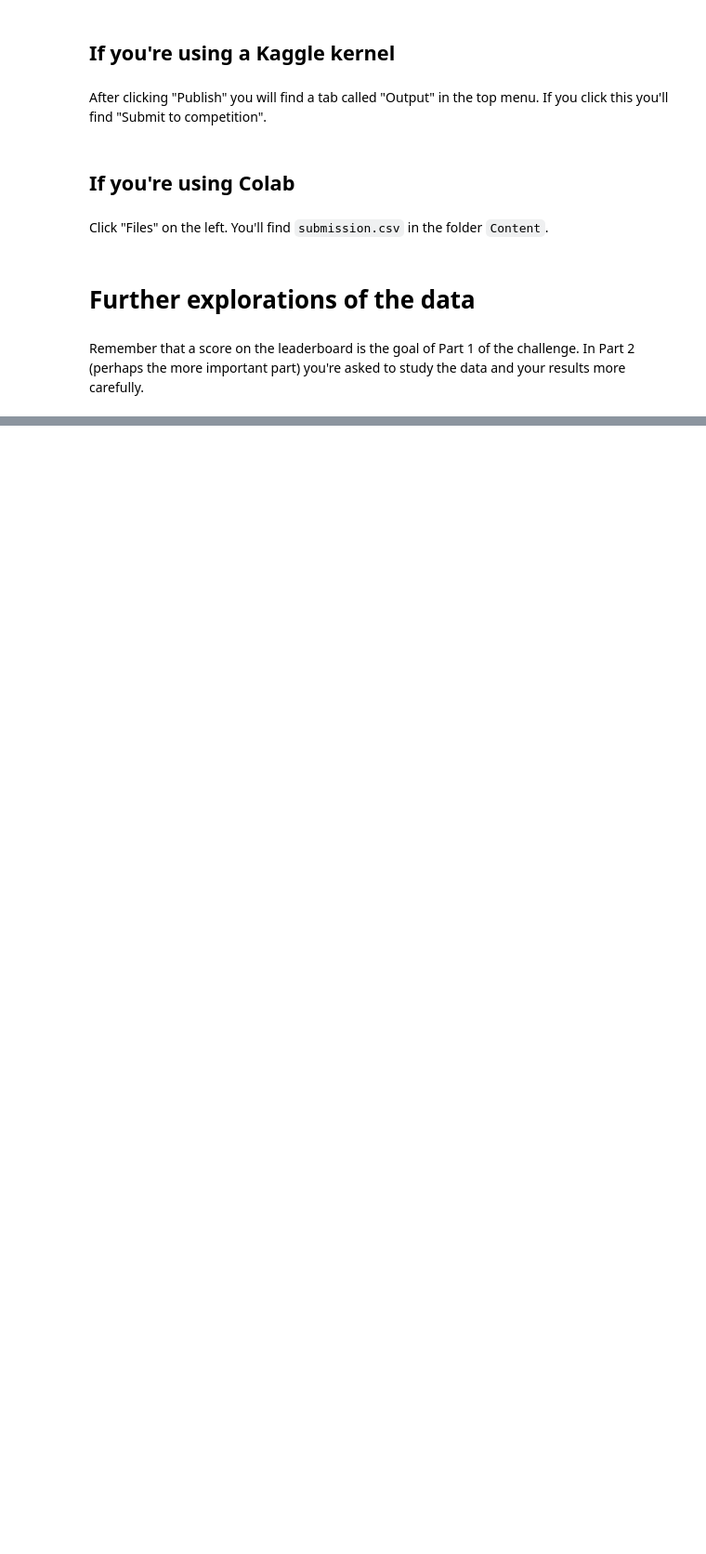
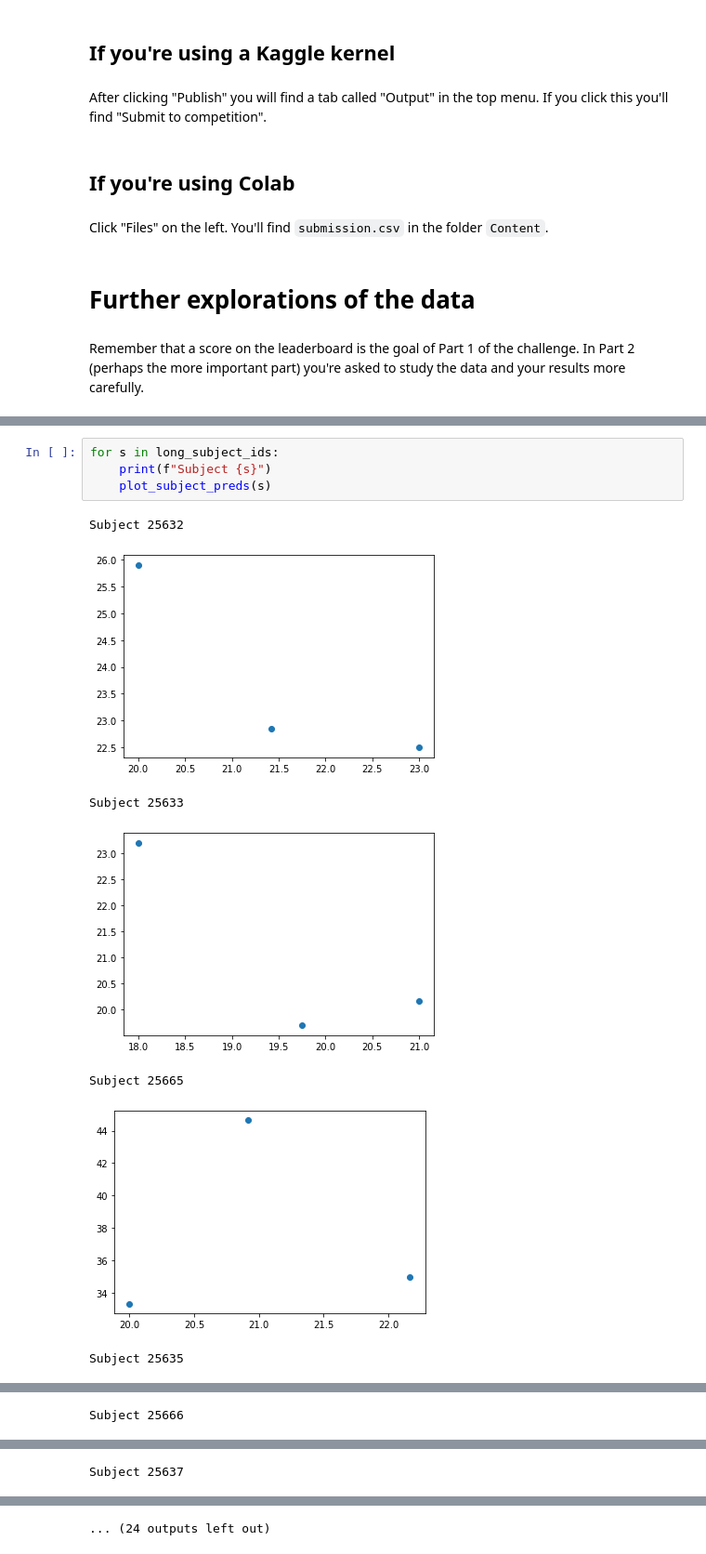
Before and after one commit to MMIV-ML/ELMED219-2020, a Jupyter notebook: KaggleInClass/elmed219-2020-getting-started.ipynb, the cells around one changed output, grey strips where cells are left out. Shown: that part at 93% size. Saved outputs shown, nothing was run; the diff lists cells and outputs as text; blank space fills up the shorter version.

```diff
--- a/KaggleInClass/elmed219-2020-getting-started.ipynb
+++ b/KaggleInClass/elmed219-2020-getting-started.ipynb
@@ -325,0 +447,12 @@ Remember that a score on the leaderboard is the goal of Part 1 of the challenge.
+# %%
+for s in long_subject_ids:
+    print(f"Subject {s}")
+    plot_subject_preds(s)
+# %% [output]
+Subject 25632
+[figure, added]
+Subject 25633
+[figure, added]
+Subject 25665
+[figure, added]
+Subject 25635
@@ -325,0 +460 @@ Remember that a score on the leaderboard is the goal of Part 1 of the challenge.
+Subject 25666
@@ -325,0 +462 @@ Remember that a score on the leaderboard is the goal of Part 1 of the challenge.
+Subject 25637
@@ -325,0 +464 @@ Remember that a score on the leaderboard is the goal of Part 1 of the challenge.
+... (24 outputs left out)
```
Also changed, not shown: parts of 37 cells of this notebook.
